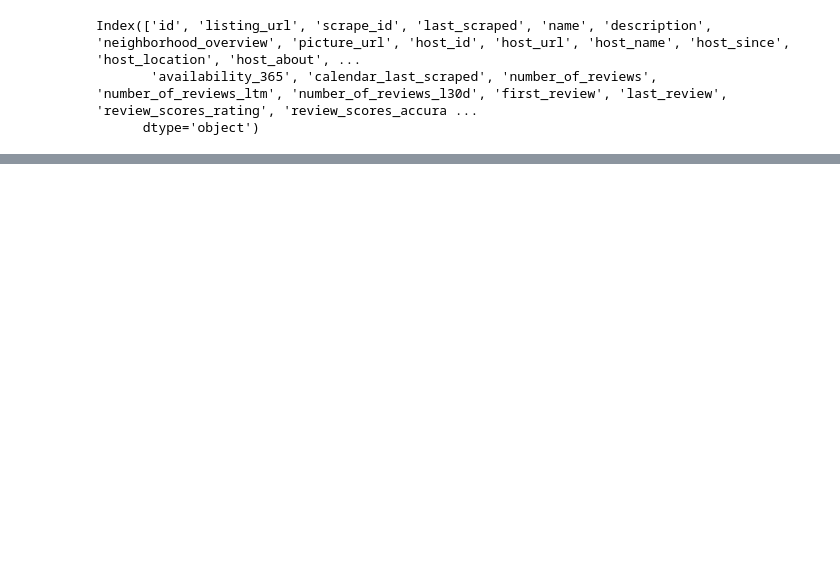
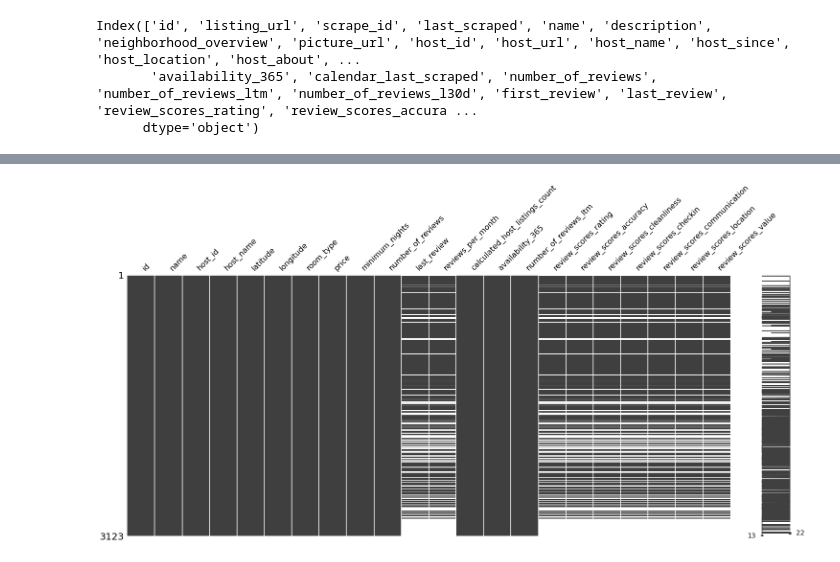
Before and after one commit to bme3412/Python, a Jupyter notebook: Projects/Airbnb/Airbnb Exploration - Boston.ipynb, the cells around one changed output, grey strips where cells are left out. Cells and saved outputs as stored; diff of their text form; code cells hidden in the pictures; blank space fills up the shorter version.

```diff
--- a/Projects/Airbnb/Airbnb Exploration - Boston.ipynb
+++ b/Projects/Airbnb/Airbnb Exploration - Boston.ipynb
@@ -61,0 +98,5 @@ See Full Dataframe in Mito
+# %%
+import missingno as msno
+ax = msno.matrix(boston_df_reviews)
+# %% [output]
+[figure, added]
```
Also changed, not shown: parts of 7 cells of this notebook.
